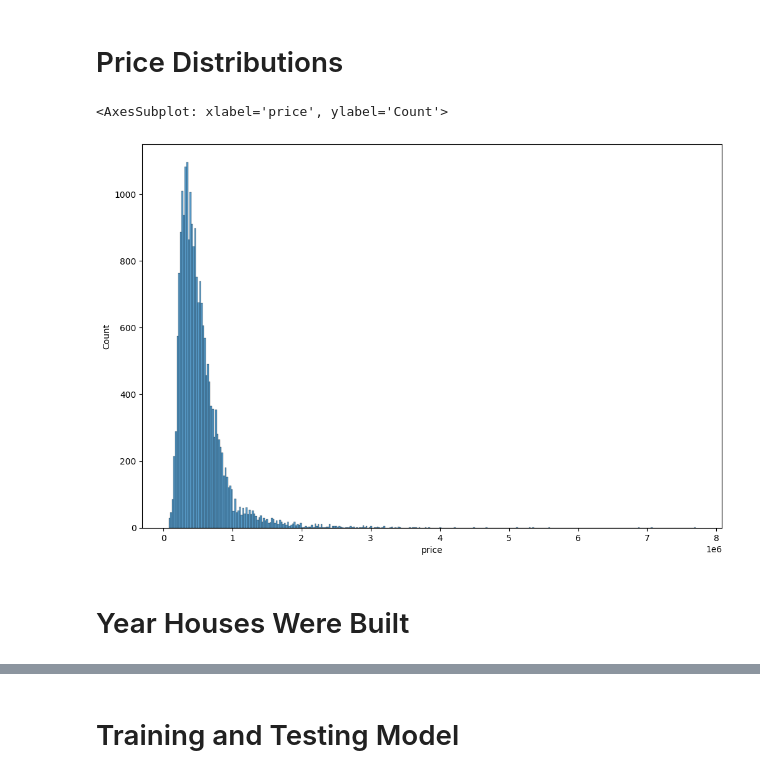
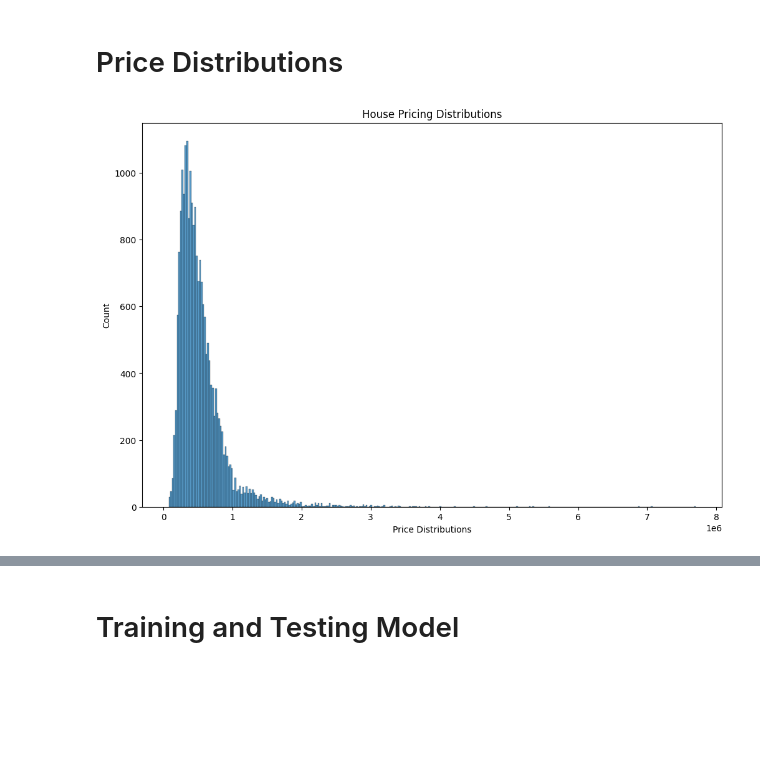
Before and after one commit to khuynh436/Housing-Price-Predictions, a Jupyter notebook: main.ipynb, the cells around one changed output, grey strips where cells are left out. Cells and saved outputs as stored; diff of their text form; code cells hidden in the pictures; blank space fills up the shorter version.

```diff
--- a/main.ipynb
+++ b/main.ipynb
@@ -151,9 +151,8 @@ df
 # %%
 # Density plot
 plt.figure(figsize = (12,8))
-sns.histplot(df['price'])
+price_dist = sns.histplot(df['price'])
+price_dist.set(xlabel="Price Distributions", ylabel=("Count"), title="House Pricing Distributions")
+plt.show()
 # %% [output]
-<AxesSubplot: xlabel='price', ylabel='Count'>
-[figure, old version]
+[figure, new version]
-# %% [markdown]
-# Year Houses Were Built
```
Also changed, not shown: parts of 4 cells of this notebook.
